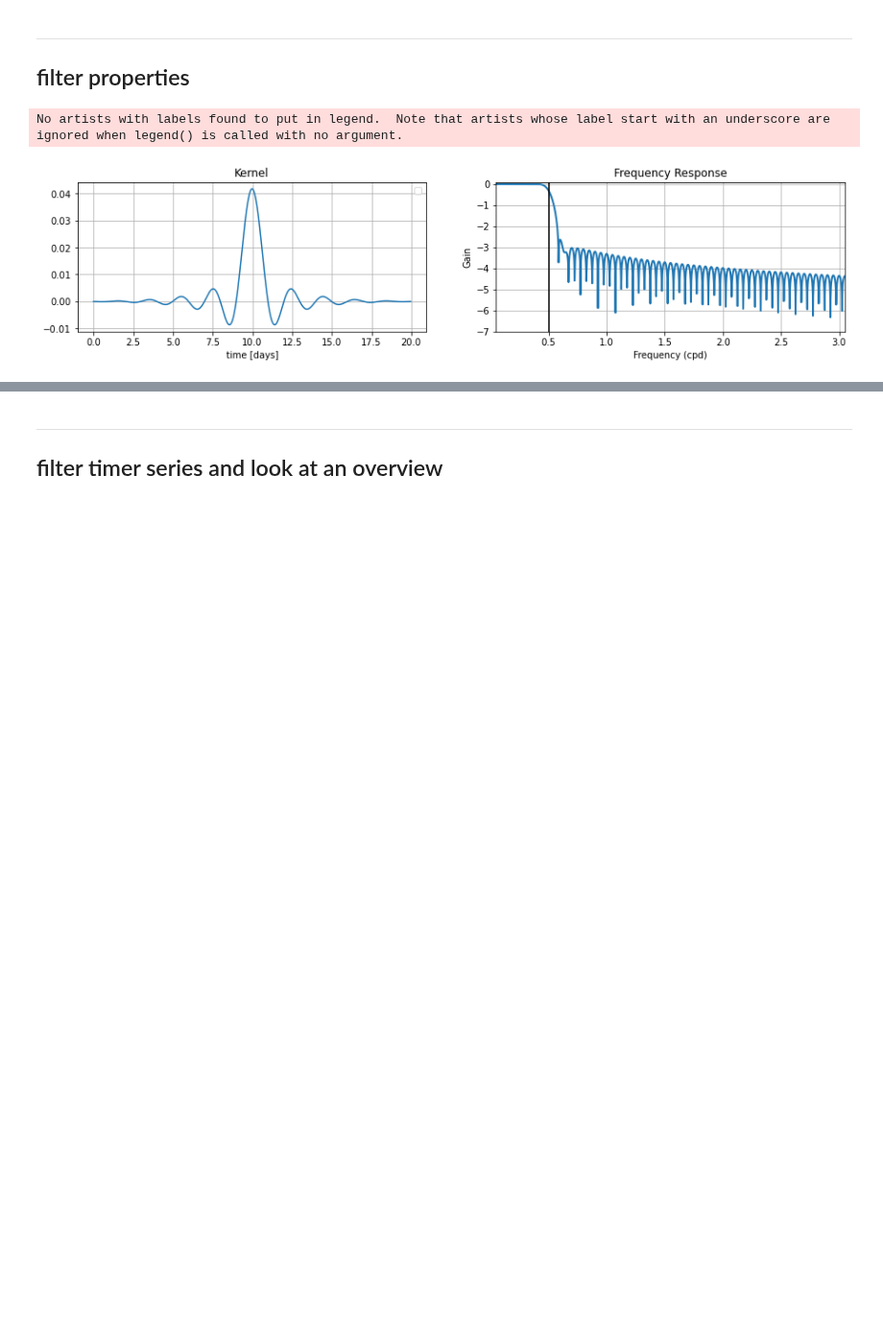
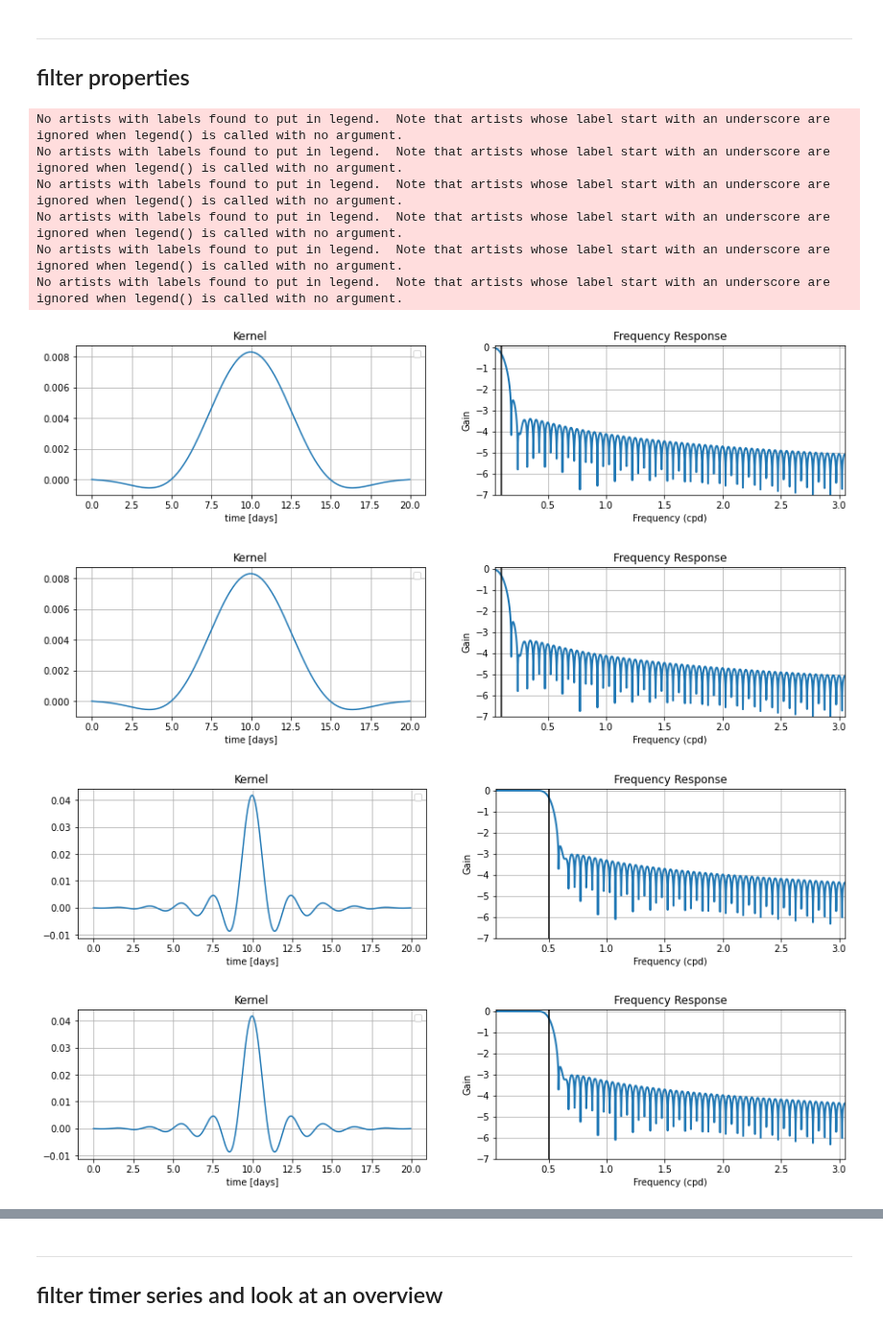
Before and after one commit to zcasparco/equinox_phd, a Jupyter notebook: synthetic_stats/energy_low.ipynb, the cells around one changed output, grey strips where cells are left out. Shown at 96% size. Drawn from its saved outputs; the diff is of its cells as text; code cells hidden in the pictures; blank space fills up the shorter version.

```diff
--- a/synthetic_stats/energy_low.ipynb
+++ b/synthetic_stats/energy_low.ipynb
@@ -75,27 +76,39 @@ Default filter cutoff frequency and window size: 0.5cpd , 480 points = 20 days
 ---
 ## filter properties
 # %%
-filter_h, filter_t = sigp.lowpass_filter(filter_cutoff, filter_size_pts, dt)
-h_hat, w = sigp.filter_response(filter_h, dt)
+filter_h, filter_t = {},{}
+h_hat, w = {},{}
+for filt_cut in filter_cutoff:
+    filter_h[str(filt_cut)], filter_t[str(filt_cut)] = sigp.lowpass_filter(filt_cut, filter_size_pts, dt)
+    h_hat[str(filt_cut)], w[str(filt_cut)] = sigp.filter_response(filter_h[str(filt_cut)], dt)
 # %%
-fig, axes = plt.subplots(1,2, figsize=(15,3))
-ax = axes[0]
-ax.plot(filter_t, filter_h)
-ax.grid()
-ax.set_xlabel('time [days]')
-ax.set_title('Kernel')
-ax.legend()
+for filt in filter_h.keys():
+    fig, axes = plt.subplots(1,2, figsize=(15,3))
+    ax = axes[0]
+    ax.plot(filter_t[filt], filter_h[filt])
+    ax.grid()
+    ax.set_xlabel('time [days]')
+    ax.set_title('Kernel')
+    ax.legend()
 
-ax = axes[1]
-ax.plot(w, np.log10(abs(h_hat)), linewidth=2)
-ax.axvline(filter_cutoff, color='k')
-ax.set_xlabel('Frequency (cpd)')
-ax.set_ylabel('Gain')
-ax.set_title('Frequency Response')
-#ax.set_ylim(-0.05, 1.05)
-ax.set_ylim(-7, 0.1)
-ax.set_xlim(0.05, 3.05)
-ax.grid(True)
+    ax = axes[1]
+    ax.plot(w[filt], np.log10(abs(h_hat[filt])), linewidth=2)
+    ax.axvline(float(filt), color='k')
+    ax.set_xlabel('Frequency (cpd)')
+    ax.set_ylabel('Gain')
+    ax.set_title('Frequency Response')
+    #ax.set_ylim(-0.05, 1.05)
+    ax.set_ylim(-7, 0.1)
+    ax.set_xlim(0.05, 3.05)
+    ax.grid(True)
 # %% [output]
 No artists with labels found to put in legend.  Note that artists whose label start with an underscore are ignored when legend() is called with no argument.
+No artists with labels found to put in legend.  Note that artists whose label start with an underscore are ignored when legend() is called with no argument.
+No artists with labels found to put in legend.  Note that artists whose label start with an underscore are ignored when legend() is called with no argument.
+No artists with labels found to put in legend.  Note that artists whose label start with an underscore are ignored when legend() is called with no argument.
+No artists with labels found to put in legend.  Note that artists whose label start with an underscore are ignored when legend() is called with no argument.
+No artists with labels found to put in legend.  Note that artists whose label start with an underscore are ignored when legend() is called with no argument.
-[figure, old version]
+[figure, new version]
+[figure, added]
+[figure, added]
+[figure, added]
```
Also changed, not shown: parts of 24 cells of this notebook, 1 other file.
